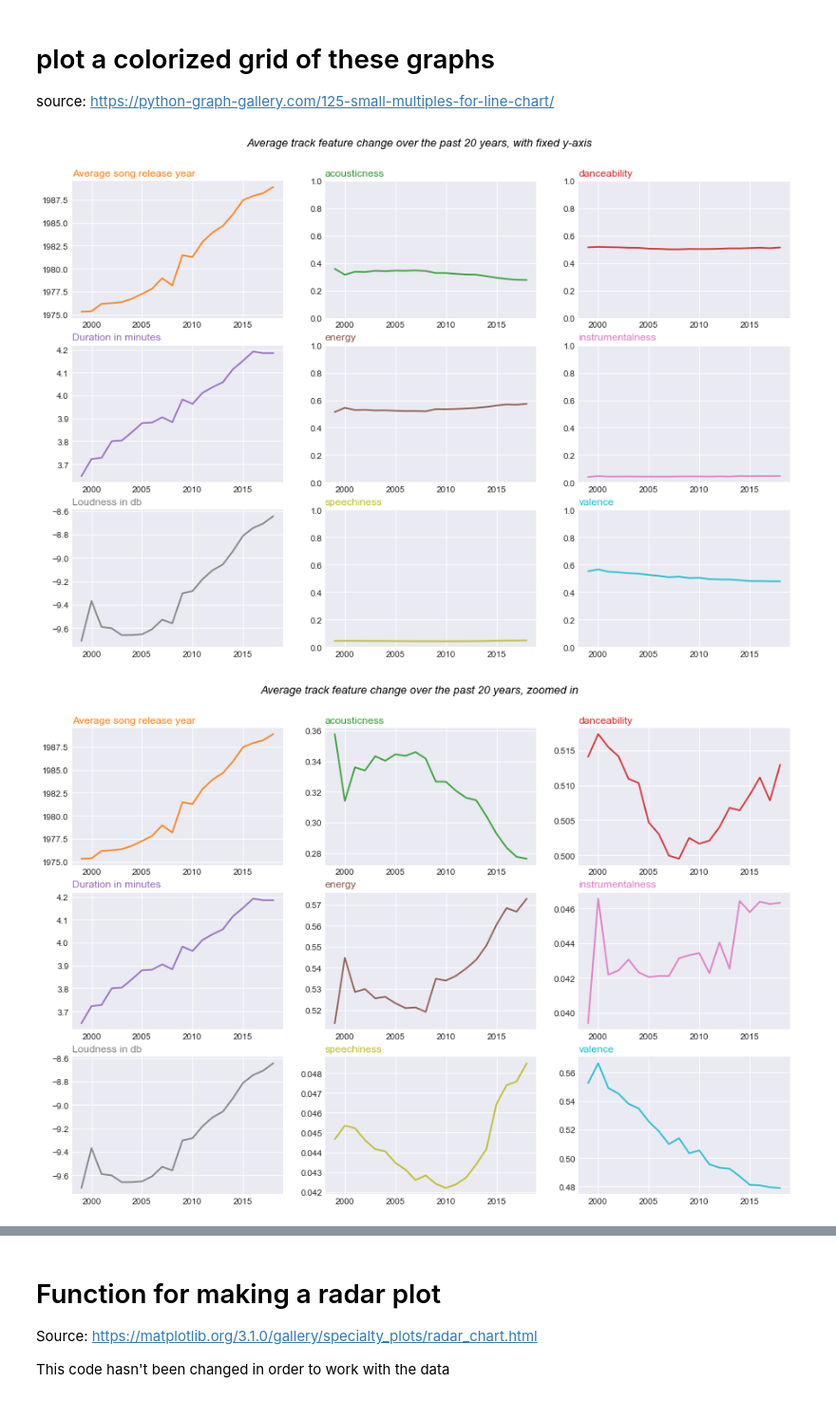
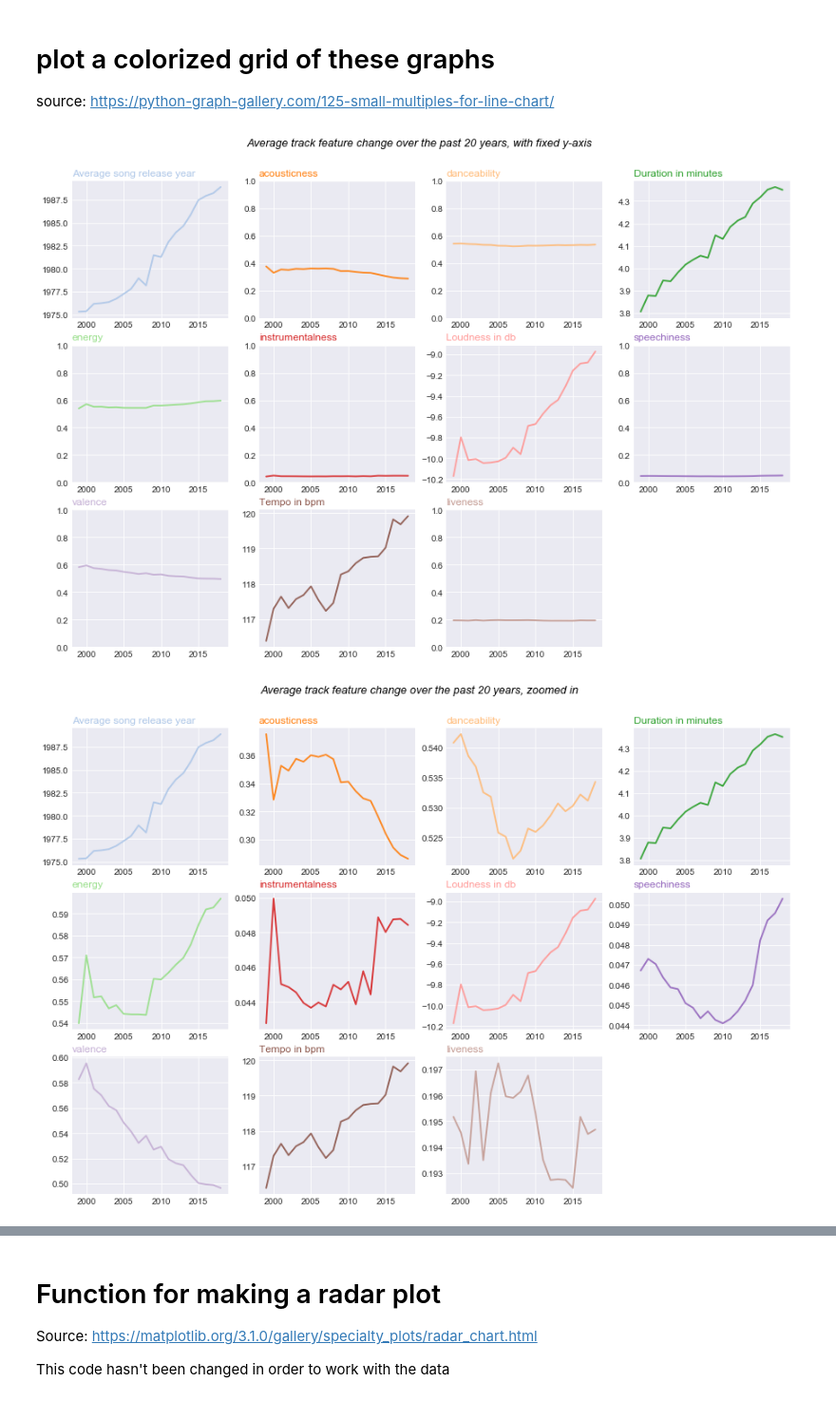
Before and after one commit to Psychotechnopath/spotify_project, a Jupyter notebook: Visualizations notebook.ipynb, the cells around one changed output, grey strips where cells are left out. Shown at 95% size. Cells and saved outputs as stored; diff of their text form; code cells hidden in the pictures.

Commit message:
New correlation matrix and track feature plots
Tempo and liveness added

```diff
--- a/Visualizations notebook.ipynb
+++ b/Visualizations notebook.ipynb
@@ -22,7 +22,9 @@ def data_dict_generator():
                                 'loudness':sub_df['loudness'].mean(),
                                 'speechiness':sub_df['speechiness'].mean(),
                                 'valence':sub_df['valence'].mean() ,
-                                'year':sub_df["year"].mean() }
+                                'year':sub_df["year"].mean(),
+                                'tempo':sub_df['tempo'].mean(),
+                                'liveness':sub_df['liveness'].mean()}
     #Nested dict
     return data_dict
 
@@ -73,11 +75,11 @@ def gridplot(ylim=True, title="", ignorelim=[]):
     plt.figure(figsize=(15,10))
 
     # create a color palette
-    palette = plt.get_cmap('tab10')
+    palette = plt.get_cmap('tab20')
 
     # Create a list with everything BUT the track features
     drop_list = []
-    for feat in df.columns[:len(df.columns)-8]:
+    for feat in df.columns[:len(df.columns)-10]:
         if feat!="year":
             drop_list.append(feat)
 
@@ -93,53 +95,52 @@ def gridplot(ylim=True, title="", ignorelim=[]):
         num+=1
 
         # Find the right spot on the plot
-        plt.subplot(3,3, num)
+        plt.subplot(3,4, num)
 
-        # Create the corresponding track feature list & standardize
+        # Create the corresponding track feature list
         track_feat_list = []
         for i in range(1999, 2019):
             if column=="duration_ms":
                 track_feat_list.append(average_data[f'pos{i}'][f'{column}']/60000)
             else: track_feat_list.append(average_data[f'pos{i}'][f'{column}'])
 
         # Plot the lineplot
         plt.plot(year_range, track_feat_list, marker='', color=palette(num), linewidth=1.9, alpha=0.9, label=column)
 
         # Same fixed limits if ylim is set to true
-        if ylim and column not in ignorelim:
+        if ylim and column not in ignorelim and column != 'tempo':
             plt.ylim(0,1)
 
 
         # Not ticks everywhere
-        if num in range(7) :
-            plt.tick_params(labelbottom='off')
-        if num not in [1,4,7] :
-            plt.tick_params(labelleft='off')
+        if num in range(7) : plt.tick_params(labelbottom='off')
+        if num not in [1,4,7] : plt.tick_params(labelleft='off')
 
         # Add title
-        if column == 'duration_ms': plt.title('Duration in minutes', loc='left', fontsize=12, fontweight=0, color=palette(num))
-        elif column == 'year': plt.title("Average song release year", loc='left', fontsize=12, fontweight=0, color=palette(num))
-        elif column == 'loudness': plt.title("Loudness in db", loc='left', fontsize=12, fontweight=0, color=palette(num))
-        else: plt.title(column, loc='left', fontsize=12, fontweight=0, color=palette(num))
+        if column == 'duration_ms': plt.title(f'Duration in minutes', loc='left', fontsize=12, fontweight=0, color=palette(num))
+        elif column == 'year': plt.title(f"Average song release year", loc='left', fontsize=12, fontweight=0, color=palette(num))
+        elif column == 'loudness': plt.title(f"Loudness in db", loc='left', fontsize=12, fontweight=0, color=palette(num))
+        elif column == 'tempo': plt.title(f"Tempo in bpm", loc='left', fontsize=12, fontweight=0, color=palette(num))
+        else: plt.title(f'{column}', loc='left', fontsize=12, fontweight=0, color=palette(num))
 
     # general title
     plt.suptitle(title, fontsize=13, fontweight=0, color='black', style='italic', y=0.95)
 
     # Axis title
     # plt.text(0.5, 0.04, 'Year', ha='center', va='center')
     # plt.text(0.06, 0.5, 'Feature value', ha='center', va='center', rotation='vertical')
-
+    plt.savefig(f'{title}.png', bbox_inches='tight')
     plt.show()
 
 title1 ="Average track feature change over the past 20 years, with fixed y-axis"
 title2 = "Average track feature change over the past 20 years, zoomed in"
 ignorelim = ['year', 'duration_ms', 'loudness']
 
 gridplot(title=title1, ignorelim=ignorelim)
 gridplot(ylim=False, title=title2, ignorelim=ignorelim)
 # %% [output]
-[figure, old version]
+[figure, new version]
-[figure, old version]
+[figure, new version]
 # %%
 # Transform dict to
 average_data = pd.DataFrame(average_data)
```
Also changed, not shown: parts of 5 cells of this notebook, 7 other files.
